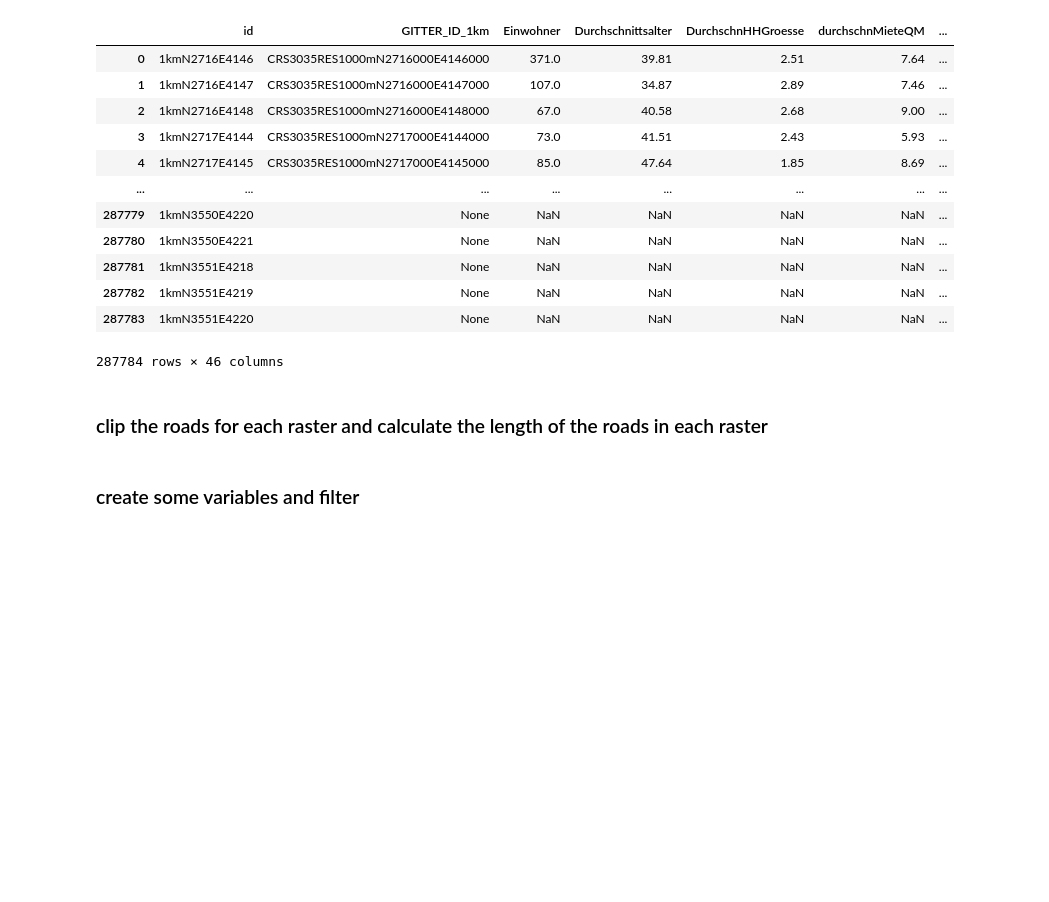
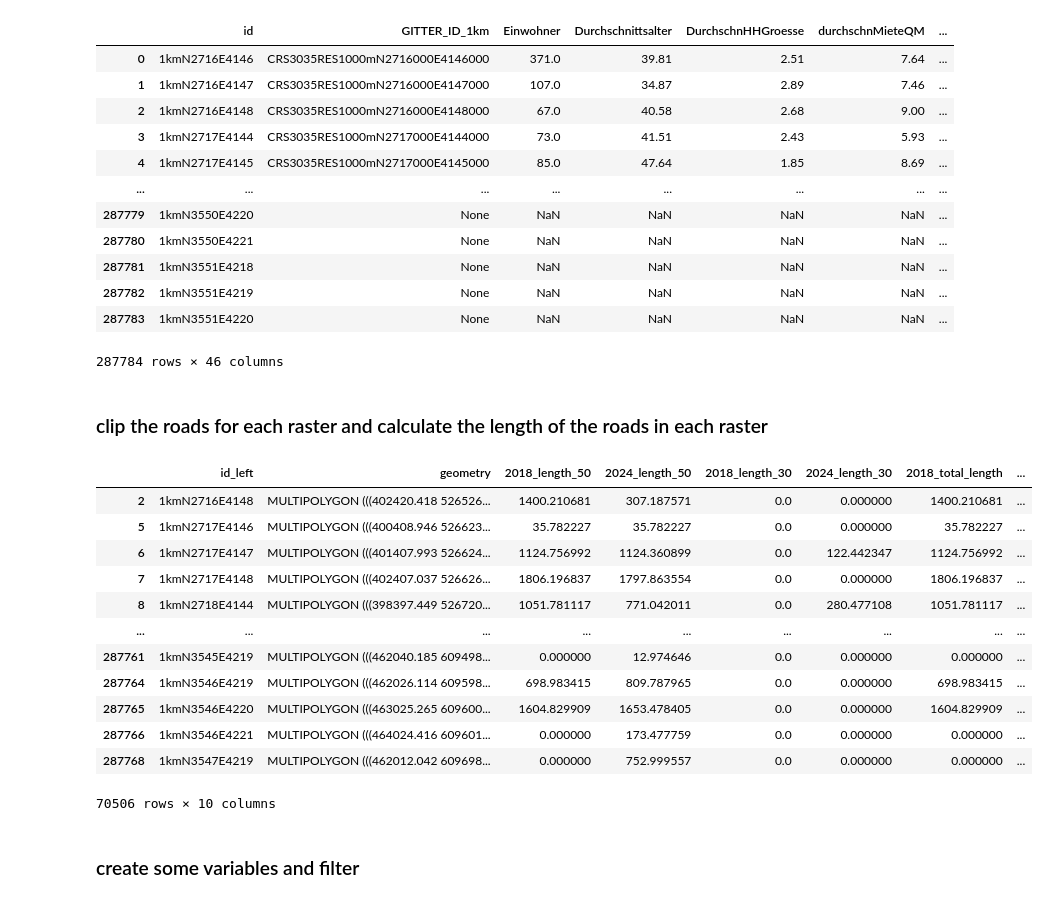
Before and after one commit to radverkehr/osm_history_analysis, a Jupyter notebook: code/2_analyse_data_germany_statitics.ipynb, the cells around one changed output. Cells and saved outputs as stored; diff of their text form; code cells hidden in the pictures; blank space fills up the shorter version.

```diff
--- a/code/2_analyse_data_germany_statitics.ipynb
+++ b/code/2_analyse_data_germany_statitics.ipynb
@@ -295,33 +295,48 @@ gdf_polygons = raster_gdf.to_crs(crs_target).copy()
 gdf_lines = gdf_lines.reset_index()
 
 # 🚀 **Step 1: Pre-Filter Polygons that Contain at Least One Line**
 gdf_polygons_filtered = gdf_polygons.sjoin(gdf_lines, how="inner", predicate="intersects").drop_duplicates(subset=['id_left'])[['id_left', 'geometry']]
 
 # 🚀 **Step 2: Filter Lines for Selected Years & Speeds**
 gdf_lines_filtered = gdf_lines[gdf_lines["year"].isin(years) & gdf_lines["maxspeed"].isin(speed_categories)]
 
 # 🚀 **Step 3: Clip All Lines to Polygons at Once**
 gdf_clipped = gdf_lines_filtered.overlay(gdf_polygons_filtered, how="intersection")
 
 # 🚀 **Step 4: Compute Lengths Efficiently**
 gdf_clipped["length"] = gdf_clipped.geometry.length
 
 # 🚀 **Step 5: Aggregate by Polygon, Year, and Speed**
 agg_data = gdf_clipped.groupby(["id_left", "year", "maxspeed"])["length"].sum().reset_index()
 
 # 🚀 **Step 6: Pivot Table to Create Year/Speed Columns**
 agg_pivot = agg_data.pivot(index="id_left", columns=["year", "maxspeed"], values="length").fillna(0)
 
 # ✅ **Convert MultiIndex to Strings for Easier Column Handling**
 agg_pivot.columns = [f"{str(col[0])}_length_{str(col[1])}" for col in agg_pivot.columns]
 
 # 🚀 **Step 7: Compute Total Length & Ratios for Each Year Dynamically**
 for year in years:
     agg_pivot[f"{year}_total_length"] = sum(agg_pivot.get(f"{year}_length_{speed}", 0) for speed in speed_categories)
     agg_pivot[f"{year}_ratio"] = agg_pivot.get(f"{year}_length_30", 0) / agg_pivot[f"{year}_total_length"]
 
 # 🚀 **Step 8: Merge Results Back**
 gdf_polygons_res = gdf_polygons_filtered.merge(agg_pivot, left_on="id_left", right_index=True, how="left").fillna(0)
+gdf_polygons_res
+# %% [output]
+|  | id_left | geometry | 2018_length_50 | 2024_length_50 | 2018_length_30 | 2024_length_30 | 2018_total_length | ... |
+| 2 | 1kmN2716E4148 | MULTIPOLYGON (((402420.418 526526... | 1400.210681 | 307.187571 | 0.0 | 0.000000 | 1400.210681 | ... |
+| 5 | 1kmN2717E4146 | MULTIPOLYGON (((400408.946 526623... | 35.782227 | 35.782227 | 0.0 | 0.000000 | 35.782227 | ... |
+| 6 | 1kmN2717E4147 | MULTIPOLYGON (((401407.993 526624... | 1124.756992 | 1124.360899 | 0.0 | 122.442347 | 1124.756992 | ... |
+| 7 | 1kmN2717E4148 | MULTIPOLYGON (((402407.037 526626... | 1806.196837 | 1797.863554 | 0.0 | 0.000000 | 1806.196837 | ... |
+| 8 | 1kmN2718E4144 | MULTIPOLYGON (((398397.449 526720... | 1051.781117 | 771.042011 | 0.0 | 280.477108 | 1051.781117 | ... |
+| ... | ... | ... | ... | ... | ... | ... | ... | ... |
+| 287761 | 1kmN3545E4219 | MULTIPOLYGON (((462040.185 609498... | 0.000000 | 12.974646 | 0.0 | 0.000000 | 0.000000 | ... |
+| 287764 | 1kmN3546E4219 | MULTIPOLYGON (((462026.114 609598... | 698.983415 | 809.787965 | 0.0 | 0.000000 | 698.983415 | ... |
+| 287765 | 1kmN3546E4220 | MULTIPOLYGON (((463025.265 609600... | 1604.829909 | 1653.478405 | 0.0 | 0.000000 | 1604.829909 | ... |
+| 287766 | 1kmN3546E4221 | MULTIPOLYGON (((464024.416 609601... | 0.000000 | 173.477759 | 0.0 | 0.000000 | 0.000000 | ... |
+| 287768 | 1kmN3547E4219 | MULTIPOLYGON (((462012.042 609698... | 0.000000 | 752.999557 | 0.0 | 0.000000 | 0.000000 | ... |
+70506 rows × 10 columns
 # %% [markdown]
 ### create some variables and filter
 # %%
```
Also changed, not shown: parts of 8 cells of this notebook, 12 other files.
